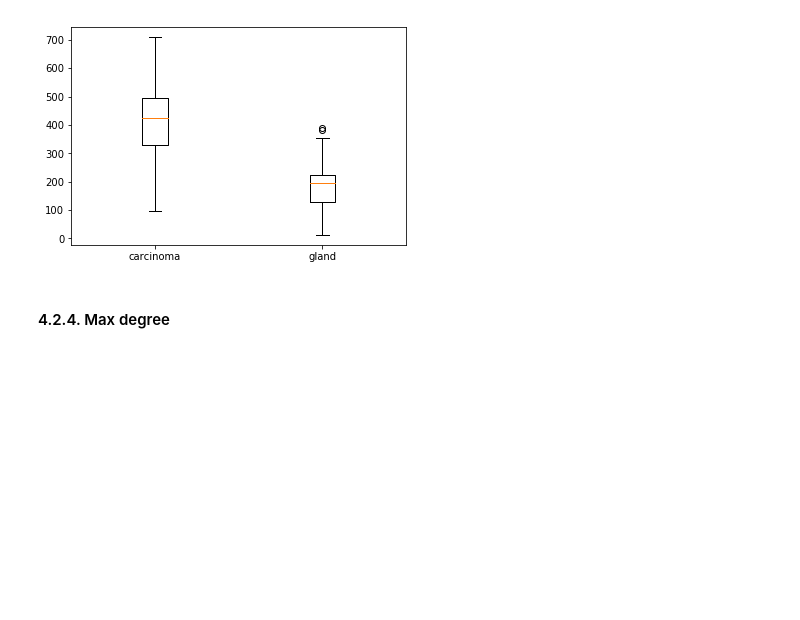
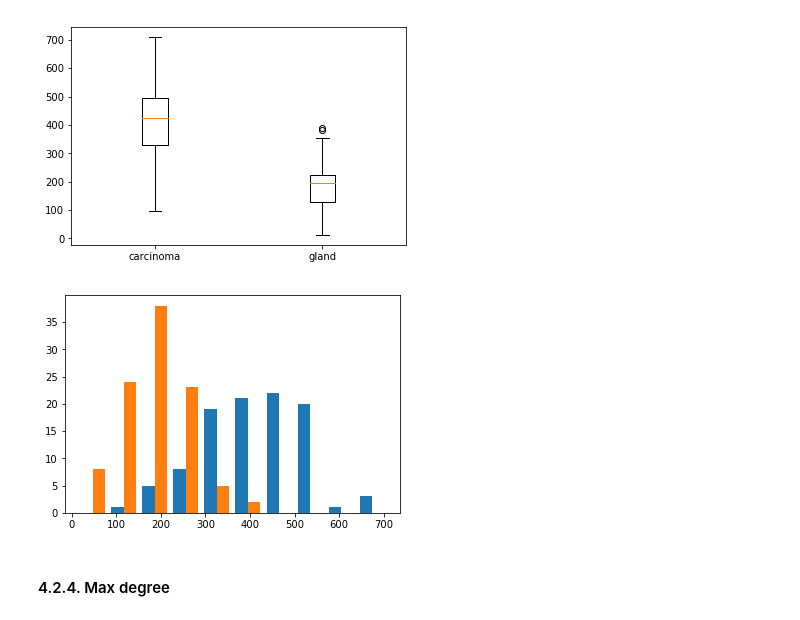
Before and after one commit to camilourd/Modelaje-y-Analisis-de-Sistemas-Biologicos, a Jupyter notebook: carcinoma/Carcinoma Analysis.ipynb, the cells around one changed output. Saved outputs shown, nothing was run; the diff lists cells and outputs as text; code cells hidden in the pictures; blank space fills up the shorter version.

```diff
--- a/carcinoma/Carcinoma Analysis.ipynb
+++ b/carcinoma/Carcinoma Analysis.ipynb
@@ -243,6 +245,11 @@ plt.xticks([1, 2], ['carcinoma', 'gland'])
 plt.show()
 # %% [output]
 [figure]
+# %%
+plt.hist(edges_number)
+plt.show()
+# %% [output]
+[figure, added]
 # %% [markdown]
 #### 4.2.4. Max degree
 # %%
```
Also changed, not shown: parts of 4 cells of this notebook, 1 other file.
